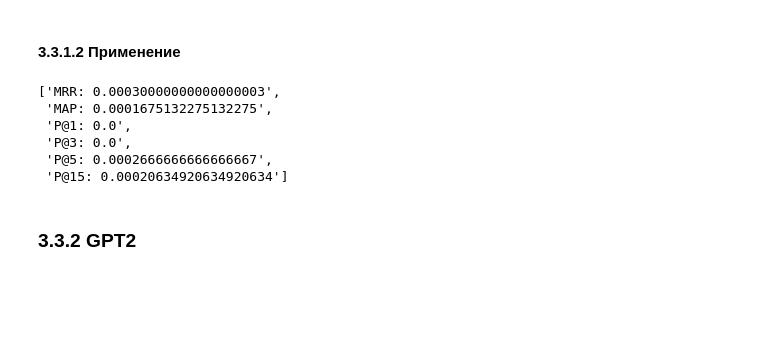
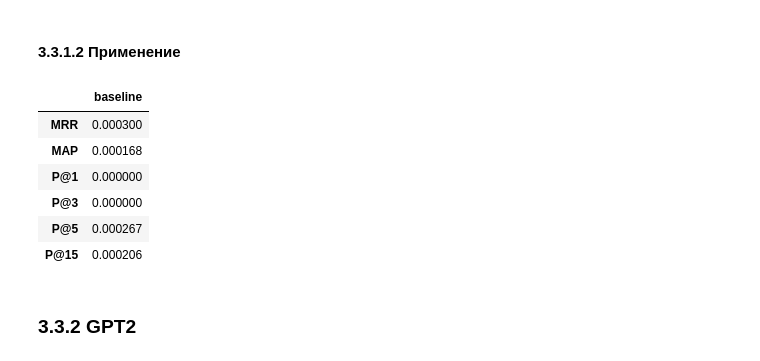
Before and after one commit to Falconwatch/llm_course, a Jupyter notebook: HW3/ДЗ3_done.ipynb, the cells around one changed output. Saved outputs shown, nothing was run; the diff lists cells and outputs as text; code cells hidden in the pictures; blank space fills up the shorter version.

```diff
--- a/HW3/ДЗ3_done.ipynb
+++ b/HW3/ДЗ3_done.ipynb
@@ -232,15 +241,18 @@ with open("./results/res_"+baseline_model_name, "w", encoding='utf-8') as w:
 
         w.write('\t'.join(decoded)+'\n')
 # %%
-baseline_results = !python task9-scorer.py test/gold/1A.english.test.gold.txt results/res_flan-t5-base-finetuned
+baseline_results_txt = !python task9-scorer.py test/gold/1A.english.test.gold.txt results/res_flan-t5-base-finetuned
+baseline_results = parse_output(baseline_results_txt, "baseline")
+baseline_results.to_csv("results/baseline_results.csv", index=False)
 baseline_results
 # %% [output]
-['MRR: 0.00030000000000000003',
- 'MAP: 0.0001675132275132275',
- 'P@1: 0.0',
- 'P@3: 0.0',
- 'P@5: 0.0002666666666666667',
- 'P@15: 0.00020634920634920634']
+|  | baseline |
+| MRR | 0.000300 |
+| MAP | 0.000168 |
+| P@1 | 0.000000 |
+| P@3 | 0.000000 |
+| P@5 | 0.000267 |
+| P@15 | 0.000206 |
 # %% [markdown]
 ### 3.3.2 GPT2
 # %%
```
Also changed, not shown: parts of 8 cells of this notebook.
